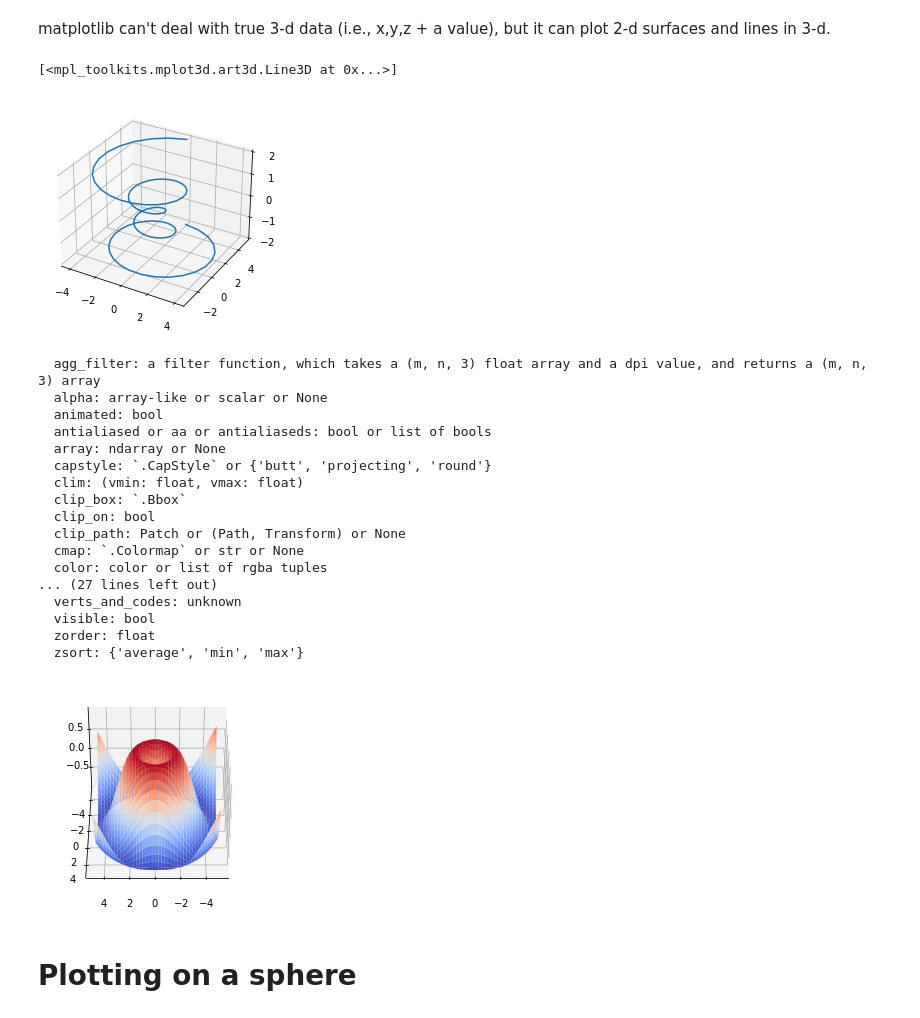
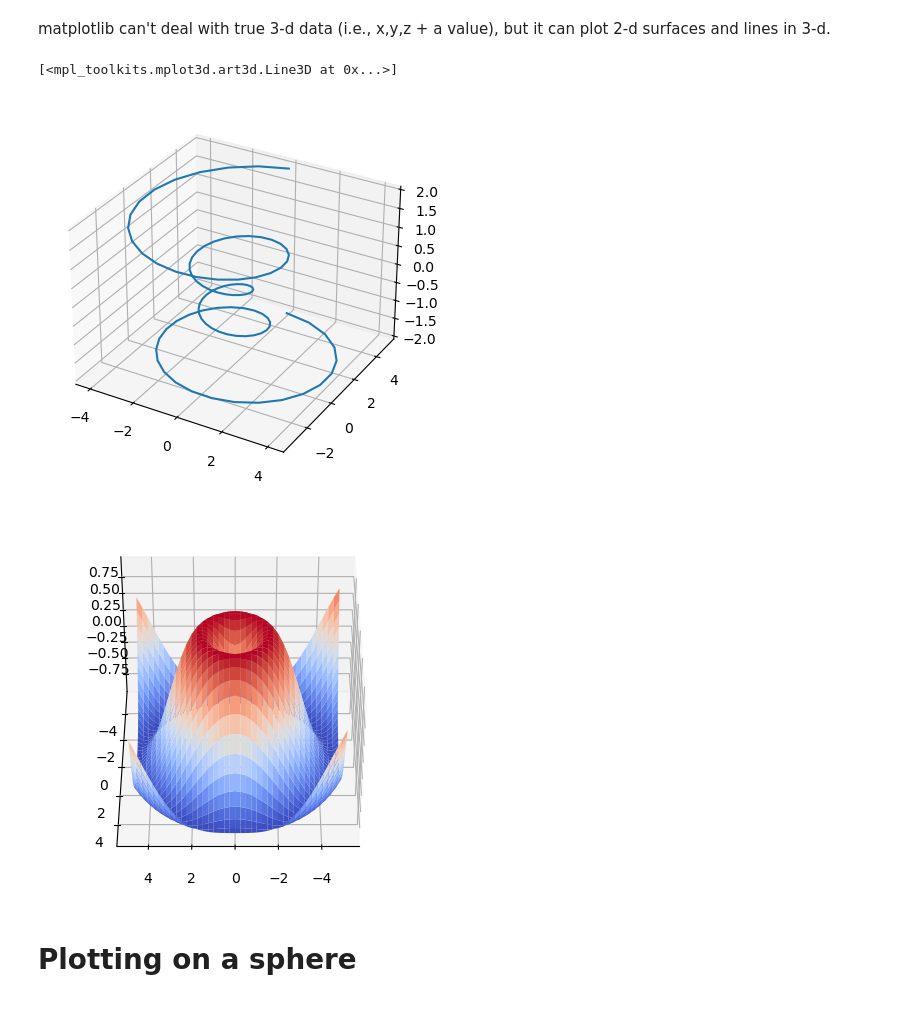
Before and after one commit to sbu-python-class/python-science, a Jupyter notebook: content/04-matplotlib/matplotlib-basics.ipynb, the cells around one changed output. Cells and saved outputs as stored; diff of their text form; code cells hidden in the pictures.

```diff
--- a/content/04-matplotlib/matplotlib-basics.ipynb
+++ b/content/04-matplotlib/matplotlib-basics.ipynb
@@ -128,0 +130,8 @@ plt.setp(line)
+# %%
+plt.style.use("seaborn-darkgrid")
+
+fig = plt.figure()
+ax = fig.add_subplot(111)
+ax.plot(x, np.sin(x), linestyle="--", linewidth=3.0)
+ax.plot(x, np.cos(x), linestyle="-")
+ax.set_xlim(0.0, 2.0*np.pi)
@@ -129,3 +141,5 @@ plt.setp(line)
+# %%
+plt.style.use("default")
 # %% [markdown]
 # Multiple axes
 # %% [markdown]
@@ -301,47 +310,24 @@ y = r*np.cos(theta)
 ax.plot(x,y,z)
 # %% [output]
 [<mpl_toolkits.mplot3d.art3d.Line3D at 0x...>]
-[figure, old version]
+[figure, new version]
 # %%
 fig = plt.figure()
 ax = fig.gca(projection="3d")
+
 X = np.arange(-5,5, 0.25)
 Y = np.arange(-5,5, 0.25)
 X, Y = np.meshgrid(X, Y)
 R = np.sqrt(X**2 + Y**2)
 Z = np.sin(R)
 
 surf = ax.plot_surface(X, Y, Z, rstride=1, cstride=1, cmap="coolwarm")
 
-# we can use setp to investigate and set options here too
-plt.setp(surf)
-plt.setp(surf,lw=0)
-plt.setp(surf, facecolor="red")
-
-
 # and the view (note: most interactive backends will allow you to rotate this freely)
-ax = plt.gca()
 ax.azim = 90
 ax.elev = 40
 # %% [output]
-  agg_filter: a filter function, which takes a (m, n, 3) float array and a dpi value, and returns a (m, n, 3) array
-  alpha: array-like or scalar or None
-  animated: bool
-  antialiased or aa or antialiaseds: bool or list of bools
-  array: ndarray or None
-  capstyle: `.CapStyle` or {'butt', 'projecting', 'round'}
-  clim: (vmin: float, vmax: float)
-  clip_box: `.Bbox`
-  clip_on: bool
-  clip_path: Patch or (Path, Transform) or None
-  cmap: `.Colormap` or str or None
-  color: color or list of rgba tuples
-... (27 lines left out)
-  verts_and_codes: unknown
-  visible: bool
-  zorder: float
-  zsort: {'average', 'min', 'max'}
-[figure, old version]
+[figure, new version]
 # %% [markdown]
 # Plotting on a sphere
 # %% [markdown]
```
Also changed, not shown: parts of 49 cells of this notebook.
